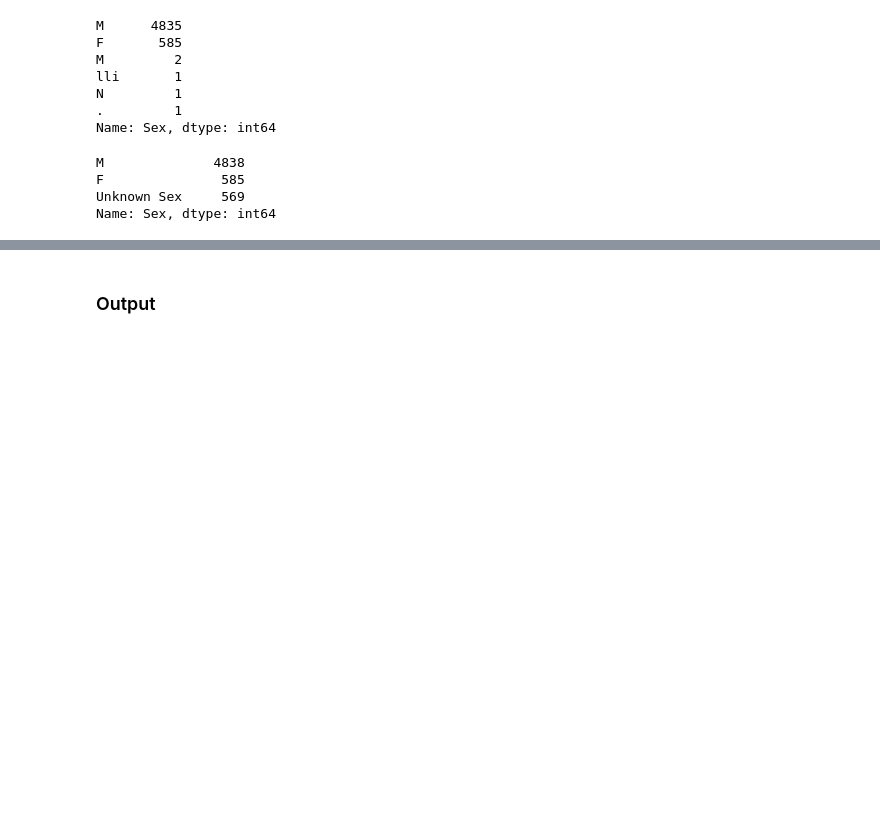
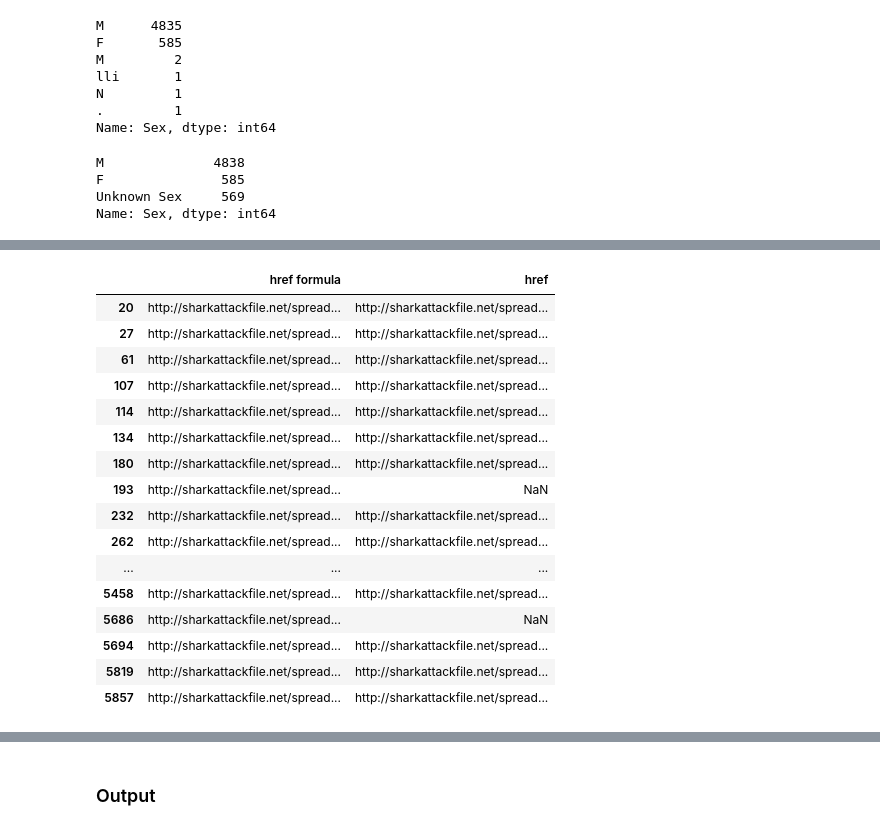
Before and after one commit to SebastianHerran/project-pandas, a Jupyter notebook: Shark/data-wrangling.ipynb, the cells around one changed output, grey strips where cells are left out. Drawn from its saved outputs; the diff is of its cells as text; code cells hidden in the pictures; blank space fills up the shorter version.

Commit message:
Only missing Date and Year

```diff
--- a/Shark/data-wrangling.ipynb
+++ b/Shark/data-wrangling.ipynb
@@ -307,0 +316,14 @@ Name: Species , Length: 1538, dtype: int64
+# %%
+df_sharks.loc[df_sharks['Species'].isnull(), 'Species'] = 'Unknown Species' #Replacing Nulls
+df_sharks['Species'] = df_sharks['Species'].str.strip().str.lower()
+species = df_sharks.loc[:,'Species'].str.extract(r'\ ?(\w+\"?\ shark)')[0] # Looks for ____ shark
+df_sharks['Species'].update(species)
+df_sharks.loc[df_sharks['Species'].str.contains(r'cat|canic', regex=True), 'Species'] = 'catshark'
+df_sharks.loc[df_sharks['Species'].str.contains(r'gange', regex=True), 'Species'] = 'gangeticus'
+df_sharks.loc[df_sharks['Species'].str.contains(r'iden|vici|confirm|^$', regex=True), 'Species'] = 'unknown species'
+df_sharks.loc[df_sharks['Species'].str.contains(r'black', regex=True), 'Species'] = 'blacktip shark'
+df_sharks.loc[df_sharks['Species'].str.contains(r'\d|m\ shark|lb\ shark|no\ shark|kg\ shark|of\ shark|colored\ shark|a\ shark|juvenile|two|from|small|involv|as\ shark|several|larg|hull|little|later|skin|bite|girth|for\ shark|sting|unknown', regex=True), 'Species'] = 'unknown species'
+df_sharks['Species'] = df_sharks.loc[:,'Species'].str.replace(r'\"', '',regex=True)
+# %%
+df_sharks.rename(columns={'Investigator or Source':'Source'}, inplace=True)  #Cleaning column name
+df_sharks['Source'].value_counts()
@@ -307,0 +348,3 @@ Name: Species , Length: 1538, dtype: int64
+# %%
+df_sharks['pdf'] = df_sharks['pdf'].str.strip()
+df_sharks['pdf'].value_counts()
@@ -307,0 +369,24 @@ Name: Species , Length: 1538, dtype: int64
+# %%
+df_sharks.rename(columns={'href formula':'href_formula'}, inplace=True)
+df_sharks.loc[3019,'href_formula'] = df_sharks.loc[3019,'href'] #Only NaN in formula that is fine on href
+# %%
+diff_href = df_sharks[df_sharks['href'] != df_sharks['href formula']]
+diff_href[['href formula','href']]
+# %% [output]
+|  | href formula | href |
+| 20 | http://sharkattackfile.net/spread... | http://sharkattackfile.net/spread... |
+| 27 | http://sharkattackfile.net/spread... | http://sharkattackfile.net/spread... |
+| 61 | http://sharkattackfile.net/spread... | http://sharkattackfile.net/spread... |
+| 107 | http://sharkattackfile.net/spread... | http://sharkattackfile.net/spread... |
+| 114 | http://sharkattackfile.net/spread... | http://sharkattackfile.net/spread... |
+| 134 | http://sharkattackfile.net/spread... | http://sharkattackfile.net/spread... |
+| 180 | http://sharkattackfile.net/spread... | http://sharkattackfile.net/spread... |
+| 193 | http://sharkattackfile.net/spread... | NaN |
+| 232 | http://sharkattackfile.net/spread... | http://sharkattackfile.net/spread... |
+| 262 | http://sharkattackfile.net/spread... | http://sharkattackfile.net/spread... |
+| ... | ... | ... |
+| 5458 | http://sharkattackfile.net/spread... | http://sharkattackfile.net/spread... |
+| 5686 | http://sharkattackfile.net/spread... | NaN |
+| 5694 | http://sharkattackfile.net/spread... | http://sharkattackfile.net/spread... |
+| 5819 | http://sharkattackfile.net/spread... | http://sharkattackfile.net/spread... |
+| 5857 | http://sharkattackfile.net/spread... | http://sharkattackfile.net/spread... |
```
Also changed, not shown: parts of 12 cells of this notebook, 1 other file.
